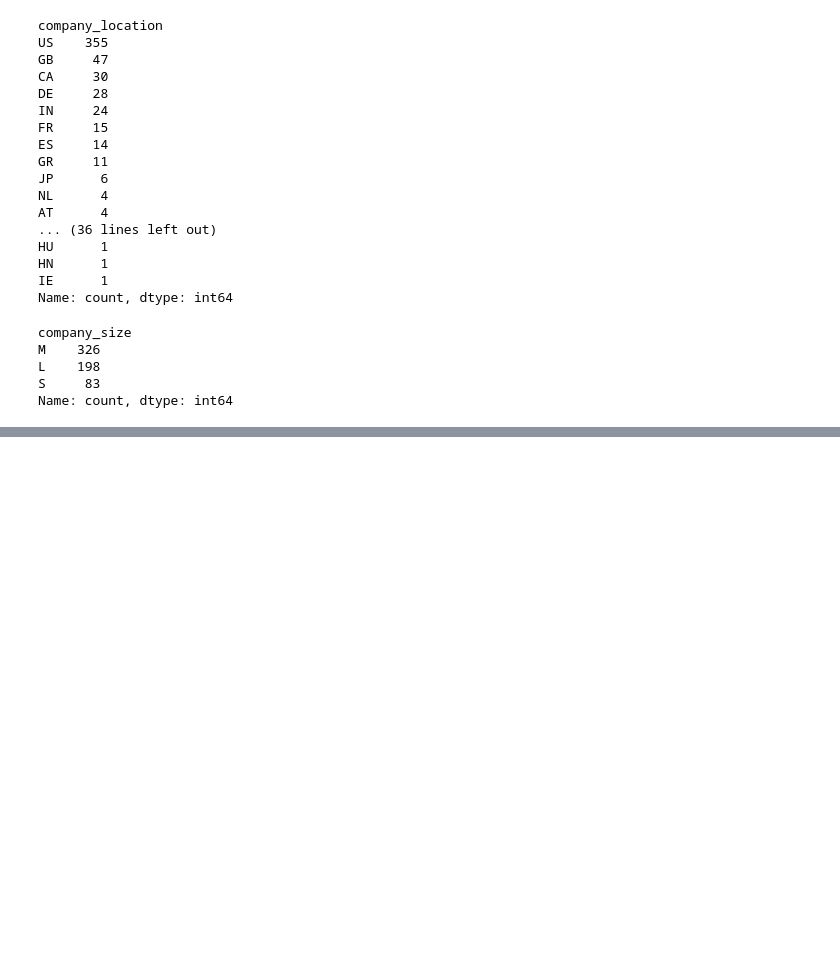
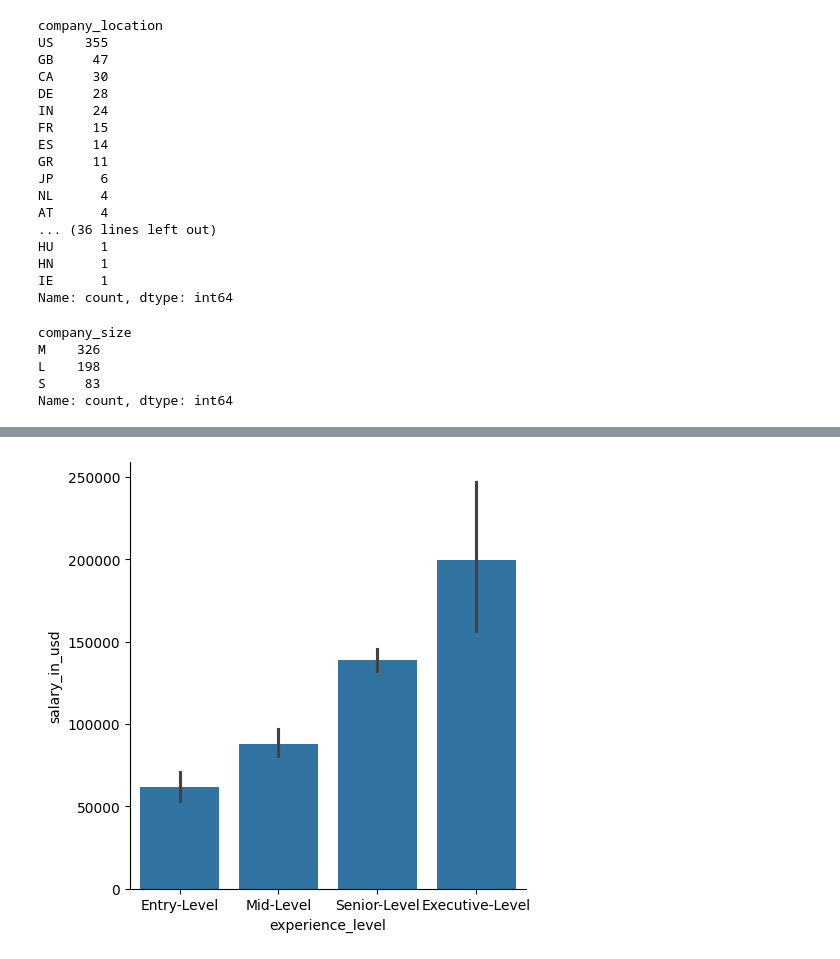
Before and after one commit to chriscolomb/seng474-project, a Jupyter notebook: notebook.ipynb, the cells around one changed output, grey strips where cells are left out. Saved outputs shown, nothing was run; the diff lists cells and outputs as text; code cells hidden in the pictures; blank space fills up the shorter version.

```diff
--- a/notebook.ipynb
+++ b/notebook.ipynb
@@ -224,0 +267,6 @@ Name: count, dtype: int64
+# %%
+# Plot `salary_in_usd` vs `experience_level`
+sns.catplot(x="experience_level", y="salary_in_usd", data=ds_salary, kind="bar", order=["Entry-Level", "Mid-Level", "Senior-Level", "Executive-Level"])
+plt.show()
+# %% [output]
+[figure, added]
```
Also changed, not shown: parts of 8 cells of this notebook, 1 other file.
